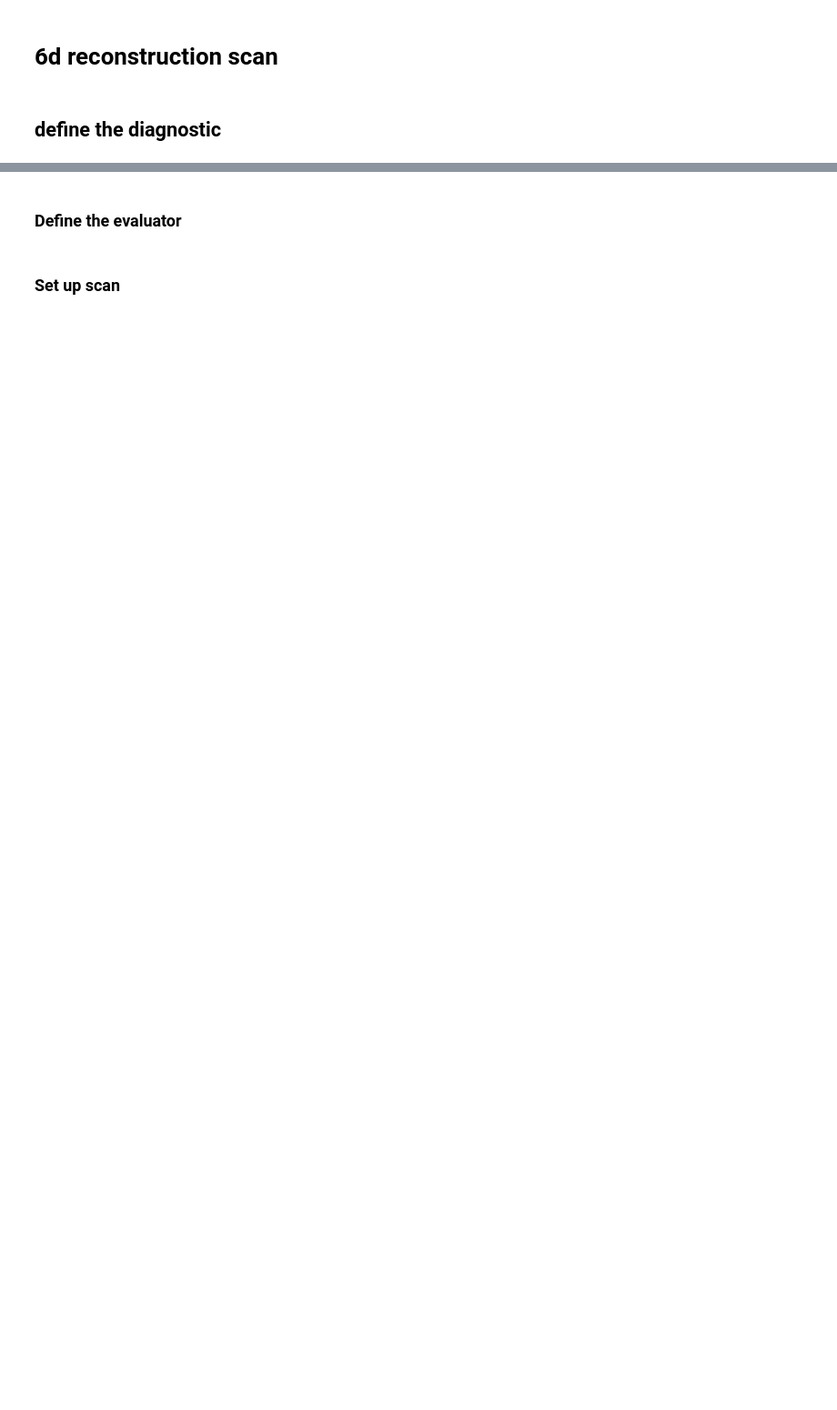
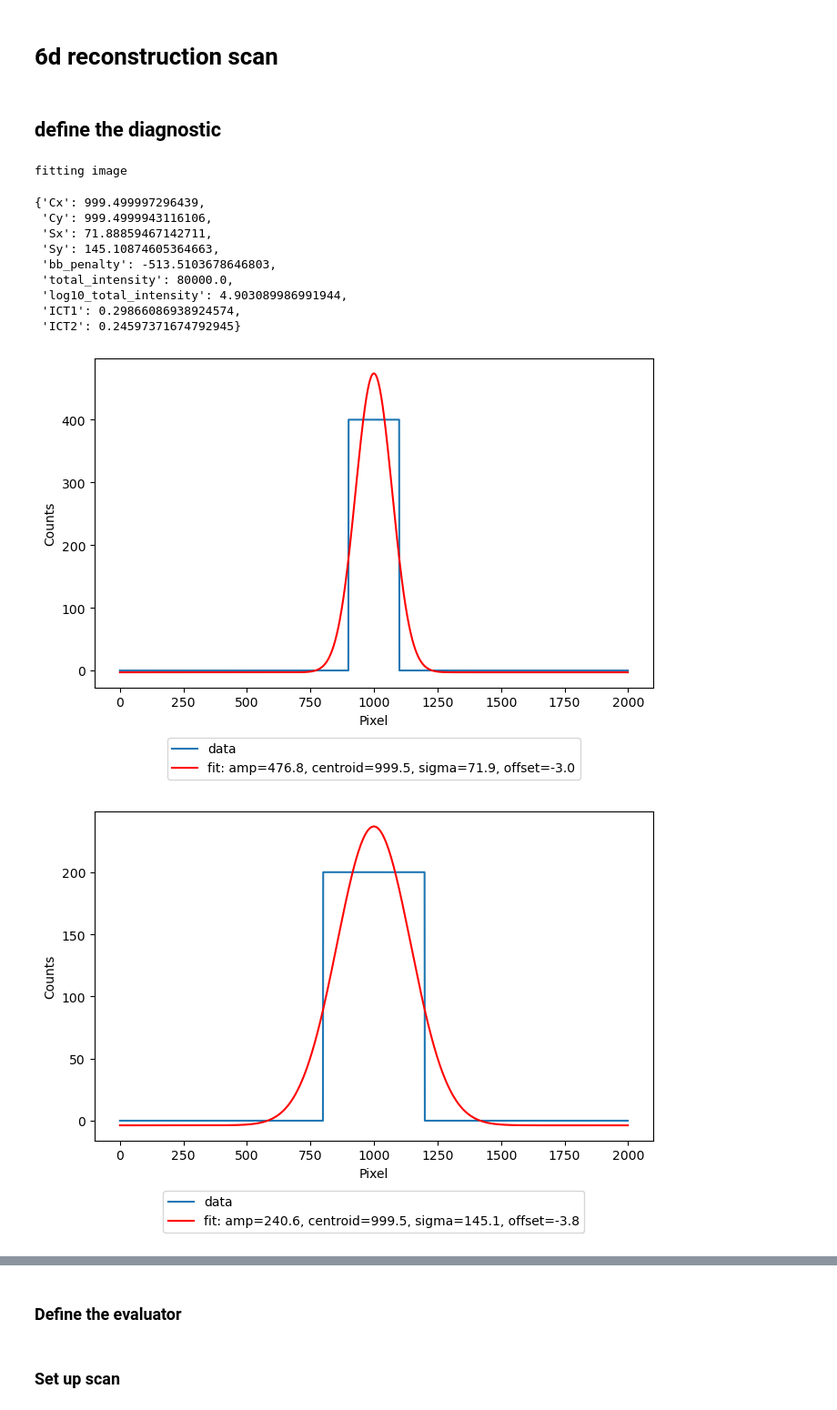
Before and after one commit to jp-ga/awa-badger, a Jupyter notebook: control_notebooks/6D_reconstruction_scan.ipynb, the cells around one changed output, grey strips where cells are left out. Shown at 91% size. Drawn from its saved outputs; the diff is of its cells as text; code cells hidden in the pictures; blank space fills up the shorter version.

Commit message:
update 6D scan and data processing

```diff
--- a/control_notebooks/6D_reconstruction_scan.ipynb
+++ b/control_notebooks/6D_reconstruction_scan.ipynb
@@ -8,24 +11,26 @@ import pandas as pd
 from plugins.interfaces.diagnostics import EPICSImageDiagnostic, ROI
 
 screen_name = "13ARV1"
-save_image_location = ""
-dyg14_roi = ROI(
-    xmin=0, xmax=100, ymin=0, ymax=100
-)
-dyg15_roi = ROI(
-    xmin=0, xmax=100, ymin=0, ymax=100
-)
-
+save_image_location = "../run_data/2023_11_17/"
+TESTING = True
 DYG14_IP = 1
 DYG15_IP = 2
 charge_pvs = []
+
+dyg14_roi = ROI(
+    xmin=0, xmax=2000, ymin=0, ymax=2000
+)
+dyg15_roi = ROI(
+    xmin=0, xmax=2000, ymin=0, ymax=2000
+)
 
 DYG14 = EPICSImageDiagnostic(
     screen_name=screen_name,
     resolution_suffix=None,
     roi=dyg14_roi,
     extra_pvs=charge_pvs,
-    save_image_location=save_image_location
+    save_image_location=save_image_location,
+    testing=TESTING
 )
 
 DYG15 = EPICSImageDiagnostic(
@@ -33,16 +38,32 @@ DYG15 = EPICSImageDiagnostic(
     resolution_suffix=None,
     roi=dyg15_roi,
     extra_pvs=charge_pvs,
-    save_image_location=save_image_location
+    save_image_location=save_image_location,
+    testing=TESTING
 )
 
-def set_camera(ip_address):
-    # stop the current camera
-    caput("13ARV1:cam1:Acquire", 0)
-    # set the new camera IP address
-    caput("13ARV1:cam1:SetCameraIP", ip_address)
-    # start the new camera
-    caput("13ARV1:cam1:Acquire", 1)
+def set_camera(ip_address, testing=False):
+    if not testing:
+        from epics import caput
+        # stop the current camera
+        caput("13ARV1:cam1:Acquire", 0)
+        # set the new camera IP address
+        caput("13ARV1:cam1:SetCameraIP", ip_address)
+        # start the new camera
+        caput("13ARV1:cam1:Acquire", 1)
 # %%
-set_camera(DYG14_IP)
+set_camera(DYG14_IP, testing=TESTING)
 DYG14.test_measurement()
+# %% [output]
+fitting image
+{'Cx': 999.499997296439,
+ 'Cy': 999.4999943116106,
+ 'Sx': 71.88859467142711,
+ 'Sy': 145.10874605364663,
+ 'bb_penalty': -513.5103678646803,
+ 'total_intensity': 80000.0,
+ 'log10_total_intensity': 4.903089986991944,
+ 'ICT1': 0.29866086938924574,
+ 'ICT2': 0.24597371674792945}
+[figure, added]
+[figure, added]
```
Also changed, not shown: parts of 6 cells of this notebook, 6 other files.
